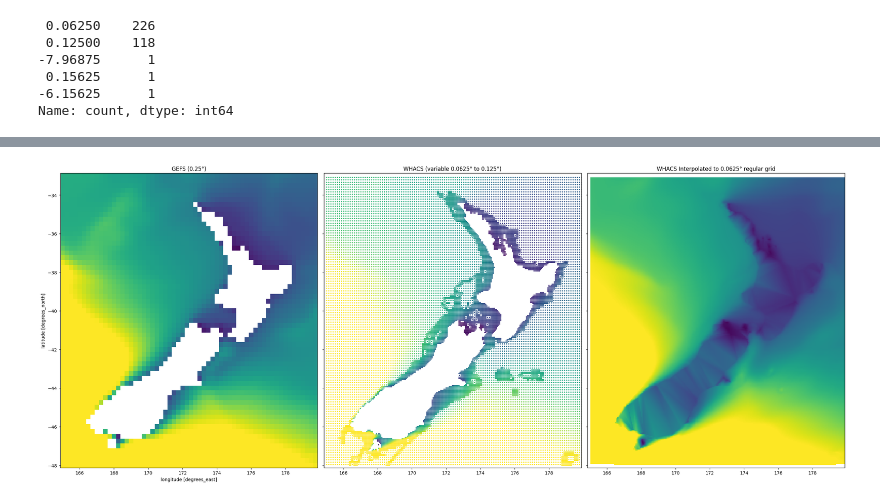
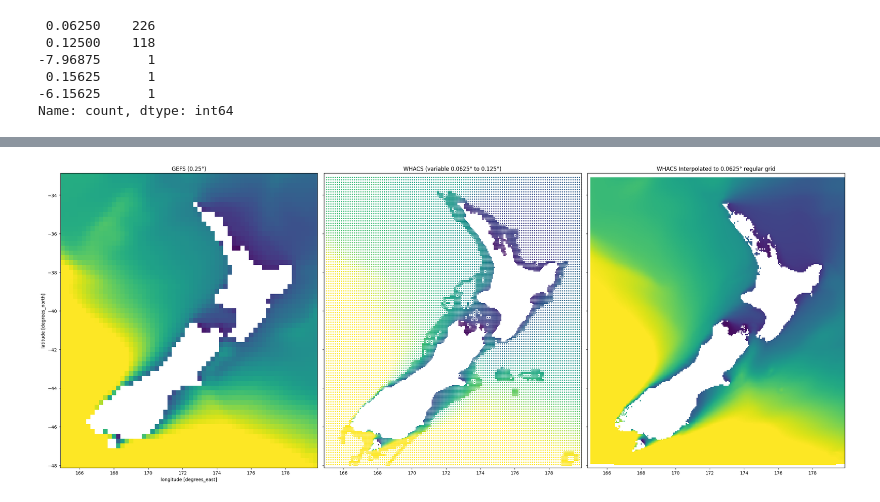
Before and after one commit to UoA-eResearch/physicsnemo, a Jupyter notebook: wave_model_comparison.ipynb, the cells around one changed output, grey strips where cells are left out. Saved outputs shown, nothing was run; the diff lists cells and outputs as text; code cells hidden in the pictures.

```diff
--- a/wave_model_comparison.ipynb
+++ b/wave_model_comparison.ipynb
@@ -57,3 +57,7 @@ pd.Series(pd.Series(WHACS.latitude.values).unique()).diff().value_counts()
  0.15625      1
 -6.15625      1
 Name: count, dtype: int64
+# %%
+from shapely.geometry import box
+bounds = box(WHACS.longitude.min(), WHACS.latitude.min(), WHACS.longitude.max(), WHACS.latitude.max())
+bounds
@@ -59,0 +66,20 @@ Name: count, dtype: int64
+# %%
+import geopandas as gpd
+from geocube.api.core import make_geocube
+
+# Load your GeoDataFrame
+gdf = gpd.read_file("lds-nz-coastlines-and-islands-polygons-topo-150k-SHP.zip").to_crs("EPSG:4326") # Ensure it's in the correct CRS
+
+# Create a binary column based on geometry (e.g., 1 for presence, 0 for absence)
+gdf["binary"] = 1
+
+# Rasterize the GeoDataFrame
+out_grid = make_geocube(
+  vector_data=gdf,
+  geom=bounds,
+  measurements=["binary"],
+  resolution=(0.0625, 0.0625) # Adjust resolution as needed
+)
+
+# Save as GeoTIFF
+out_grid["binary"]#.rio.to_raster("output_binary.tif")
@@ -60,29 +126,30 @@ Name: count, dtype: int64
 # %%
 fig, [ax1, ax2, ax3] = plt.subplots(nrows=1, ncols=3, figsize=(25, 10), sharex=True, sharey=True)
 GEFS.swh.plot(ax=ax1, vmin=0, vmax=3,add_colorbar=False)
 ax2.scatter(WHACS.longitude, WHACS.latitude, c=WHACS.hs, cmap='viridis', s=3, vmin=0, vmax=3)
 grid_x, grid_y = np.meshgrid(
     np.arange(float(WHACS.longitude.min()), float(WHACS.longitude.max()), 0.06250),
     np.arange(float(WHACS.latitude.min()), float(WHACS.latitude.max()),   0.06250)
 )
 grid_z_linear = griddata(
     points=(WHACS.longitude, WHACS.latitude),
     values=WHACS.hs,
     xi=(grid_x, grid_y),
     method='linear'
 )
+grid_z_linear[out_grid["binary"][:grid_z_linear.shape[0],:grid_z_linear.shape[1]] == 1] = np.nan
 ax3.imshow(
     grid_z_linear,
     extent=(float(WHACS.longitude.min()), float(WHACS.longitude.max()), float(WHACS.latitude.min()), float(WHACS.latitude.max())),
     origin='lower',
     cmap='viridis',
     aspect='auto',
     vmin=0, vmax=3
 )
 ax1.title.set_text("GEFS (0.25°)")
 ax2.title.set_text("WHACS (variable 0.0625° to 0.125°)")
 ax3.title.set_text("WHACS Interpolated to 0.0625° regular grid")
 plt.tight_layout()
 plt.show()
 # %% [output]
-[figure, old version]
+[figure, new version]
```
Also changed, not shown: parts of 4 cells of this notebook, 3 other files.
